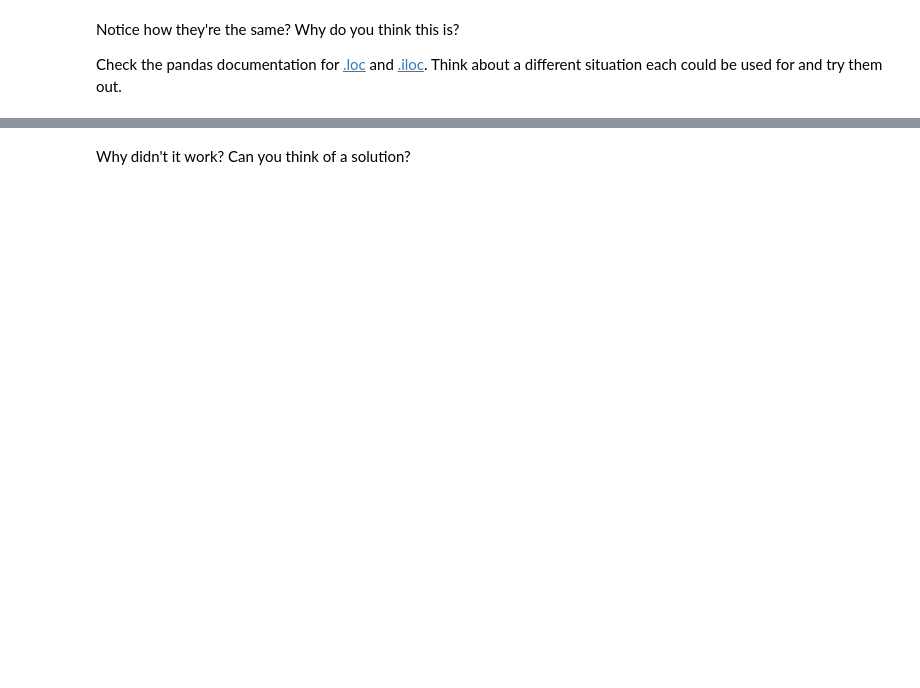
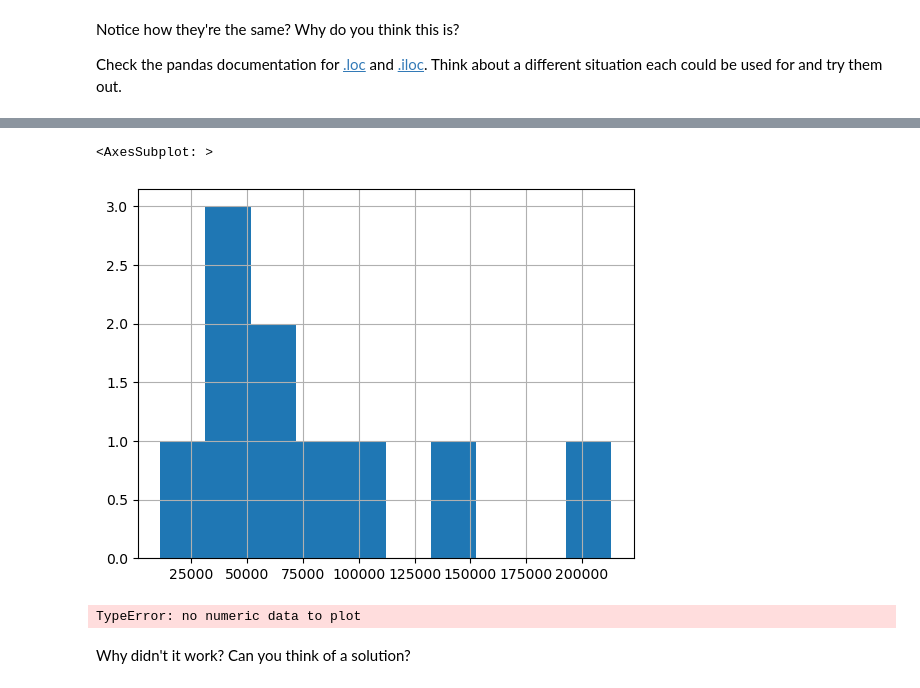
Before and after one commit to sreekumarmg6/Pandas_excercise, a Jupyter notebook: pandas-exercises.ipynb, the cells around one changed output, grey strips where cells are left out. Drawn from its saved outputs; the diff is of its cells as text; code cells hidden in the pictures; blank space fills up the shorter version.

```diff
--- a/pandas-exercises.ipynb
+++ b/pandas-exercises.ipynb
@@ -97,7 +219,15 @@ Check the pandas documentation for [.loc](https://pandas.pydata.org/pandas-docs/
 # %%
 # Create a histogram of the Odometer column using hist()
+car_sales["Odometer (KM)"].hist()
+# %% [output]
+<AxesSubplot: >
+[figure, added]
 # %%
 # Try to plot the Price column using plot()
+#car_sales["Price"]
+car_sales["Price"].plot()
+# %% [output]
+TypeError: no numeric data to plot
 # %% [markdown]
 Why didn't it work? Can you think of a solution?
 # %%
```
Also changed, not shown: parts of 30 cells of this notebook, 3 other files.
